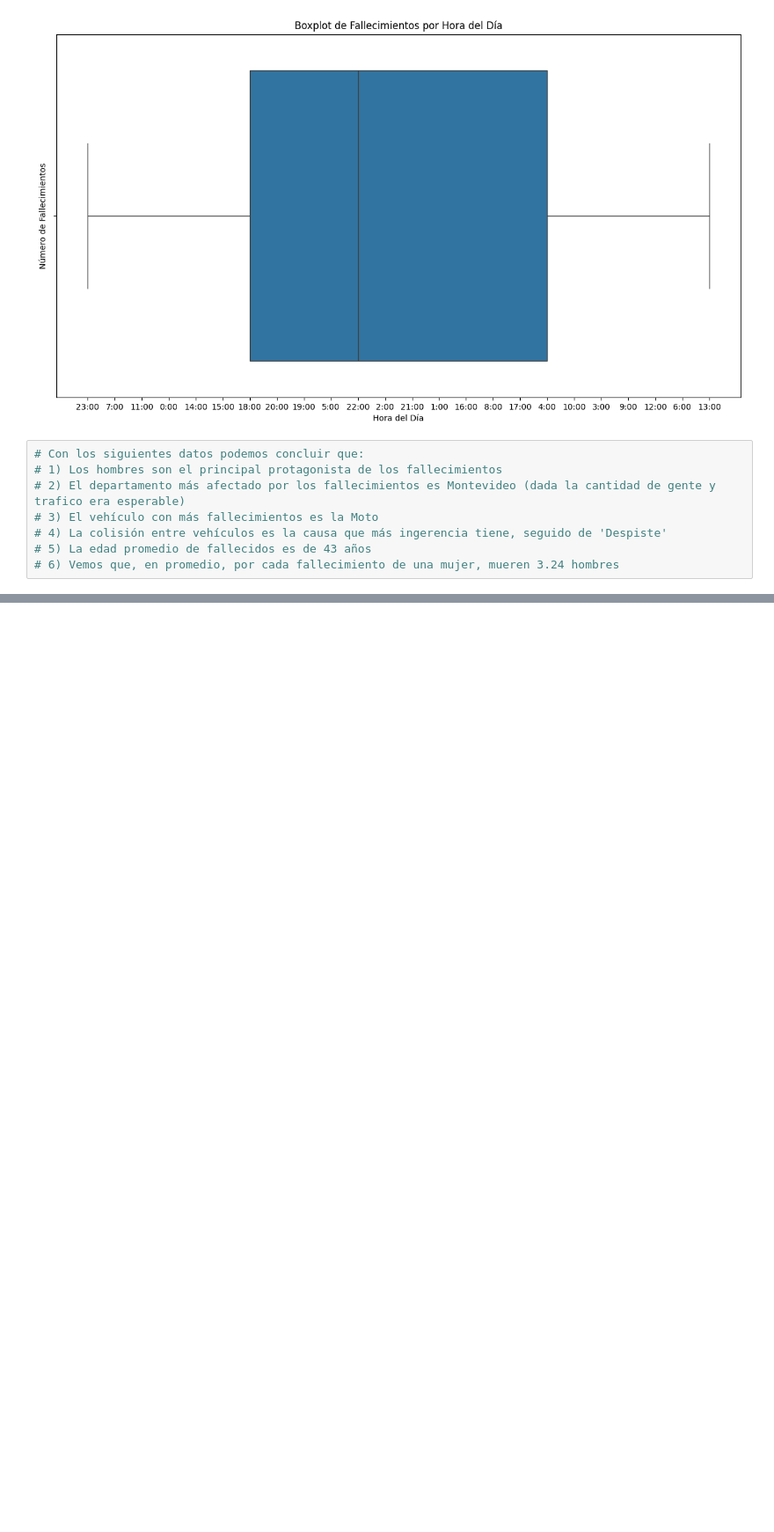
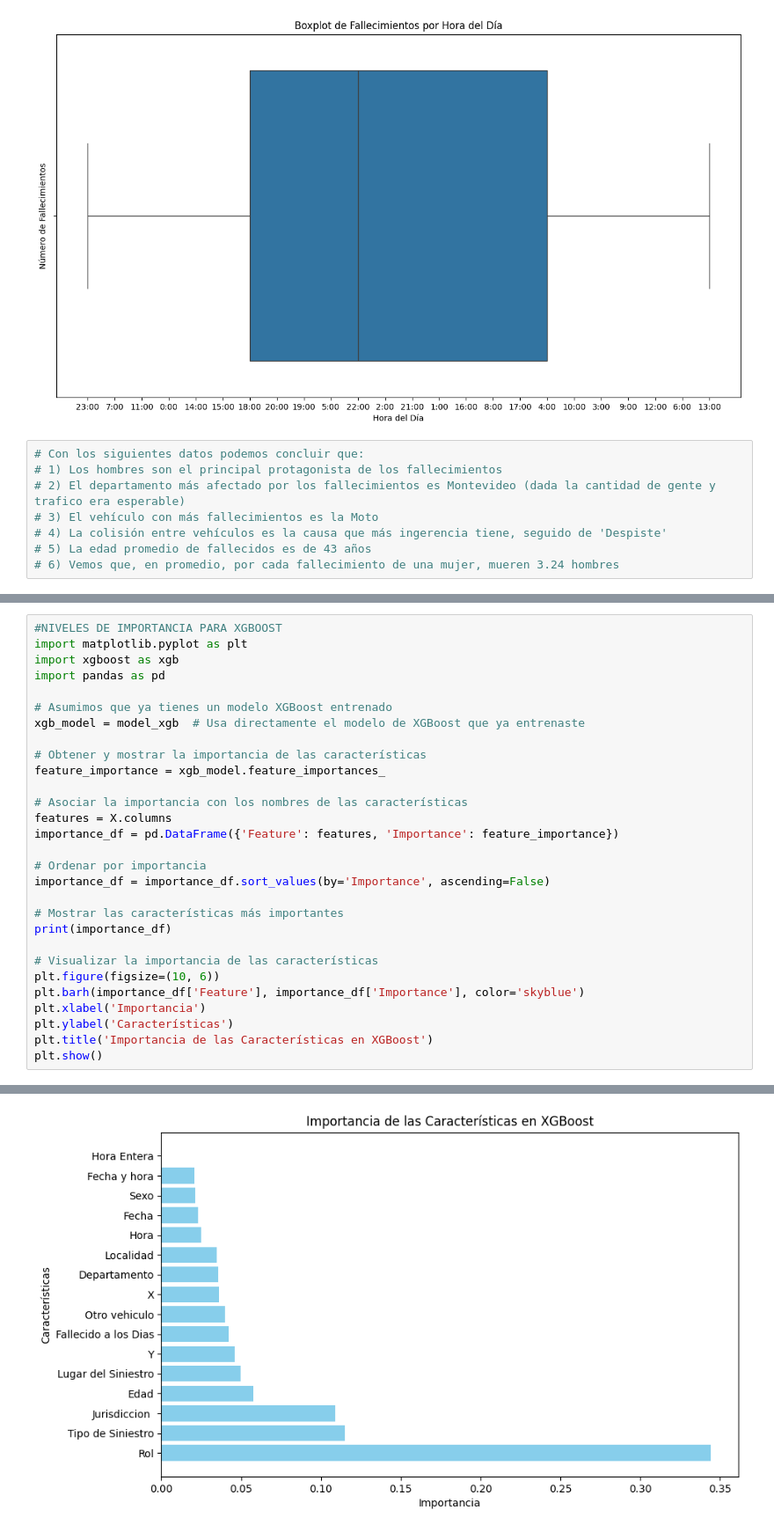
Before and after one commit to ChristianDzk/datascience, a Jupyter notebook: Primer Entrega.ipynb, the cells around one changed output, grey strips where cells are left out. Shown at 88% size. Drawn from its saved outputs; the diff is of its cells as text; blank space fills up the shorter version.

```diff
--- a/Primer Entrega.ipynb
+++ b/Primer Entrega.ipynb
@@ -212,0 +387,30 @@ plt.show()
+# %%
+#NIVELES DE IMPORTANCIA PARA XGBOOST
+import matplotlib.pyplot as plt
+import xgboost as xgb
+import pandas as pd
+
+# Asumimos que ya tienes un modelo XGBoost entrenado
+xgb_model = model_xgb  # Usa directamente el modelo de XGBoost que ya entrenaste
+
+# Obtener y mostrar la importancia de las características
+feature_importance = xgb_model.feature_importances_
+
+# Asociar la importancia con los nombres de las características
+features = X.columns
+importance_df = pd.DataFrame({'Feature': features, 'Importance': feature_importance})
+
+# Ordenar por importancia
+importance_df = importance_df.sort_values(by='Importance', ascending=False)
+
+# Mostrar las características más importantes
+print(importance_df)
+
+# Visualizar la importancia de las características
+plt.figure(figsize=(10, 6))
+plt.barh(importance_df['Feature'], importance_df['Importance'], color='skyblue')
+plt.xlabel('Importancia')
+plt.ylabel('Características')
+plt.title('Importancia de las Características en XGBoost')
+plt.show()
+# %% [output]
@@ -212,0 +434 @@ plt.show()
+[figure, added]
```
Also changed, not shown: parts of 13 cells of this notebook, 1 other file.
